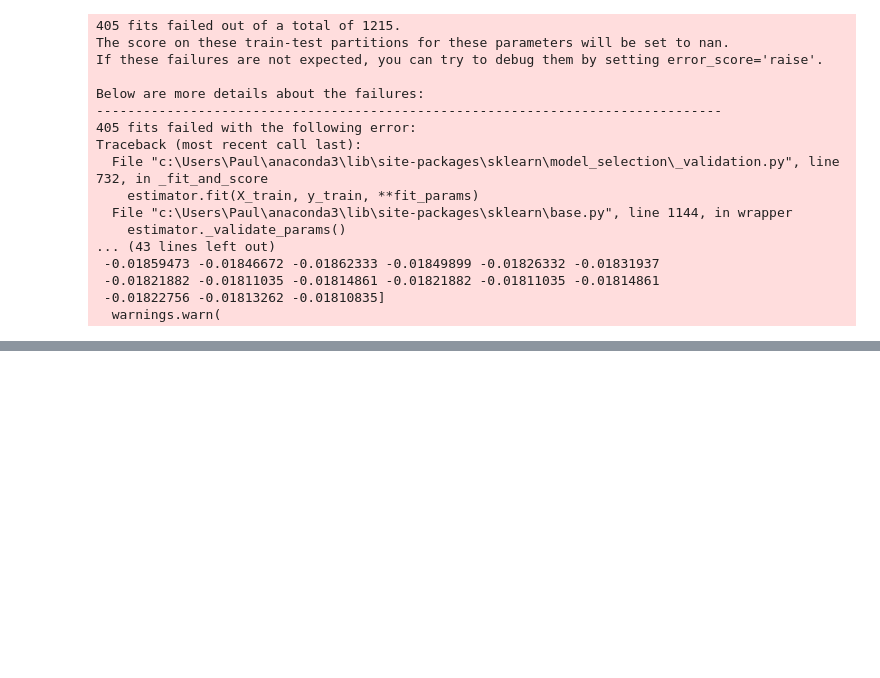
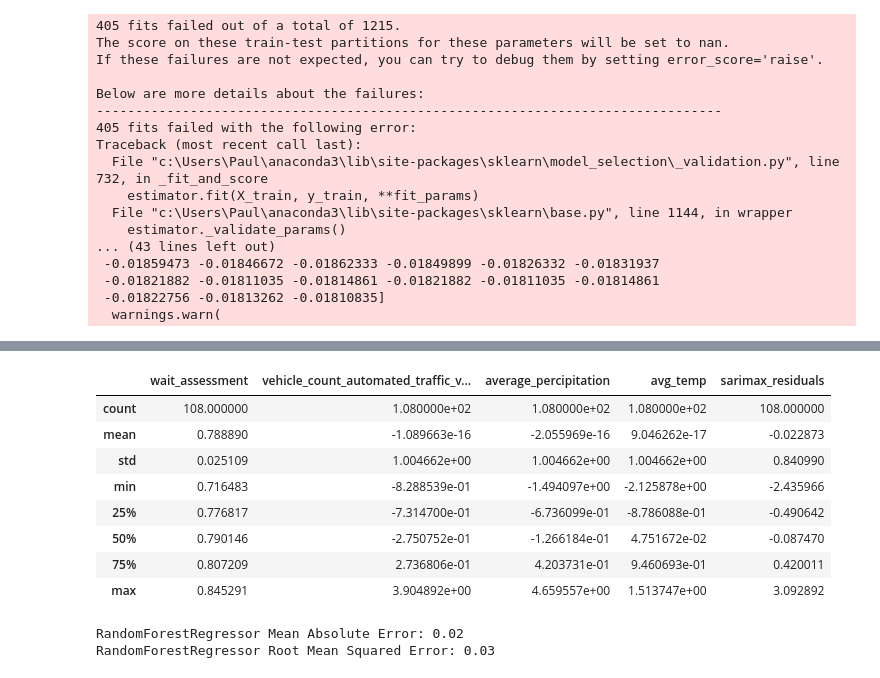
Before and after one commit to paulr28/Msc_Capstone, a Jupyter notebook: Data_Collection.ipynb, the cells around one changed output, grey strips where cells are left out. Drawn from its saved outputs; the diff is of its cells as text; code cells hidden in the pictures; blank space fills up the shorter version.

```diff
--- a/Data_Collection.ipynb
+++ b/Data_Collection.ipynb
@@ -1274,3 +1274,23 @@ Covariance Type:                                opg
 [2] Covariance matrix is singular or near-singular, with condition number 3.15e+23. Standard errors may be unstable.
 Mean Absolute Error: 0.40
 Root Mean Squared Error: 0.48
+# %%
+# Create a full model for training the hybrid model
+
+# Define the endogenous variable (target)
+endog1 = features['wait_assessment']
+
+# Define the exogenous variables
+exog1 = features[['average_percipitation', 'avg_temp', 'vehicle_count_automated_traffic_volume_counts']]
+
+# Add a constant to the exogenous variables
+exog1 = sm.add_constant(exog1)
+
+# Create the SARIMAX model for training
+model1 = sm.tsa.SARIMAX(endog1, exog=exog1, order=(0, 1, 0), seasonal_order=(0, 1, 1, 12))
+
+# Fit the model
+results1 = model1.fit()
+
+# Print the summary of the model
+print(results.summary())
@@ -1521,0 +1643,2 @@ Traceback (most recent call last):
+# %%
+residuals = results1.resid
@@ -1521,0 +1678,19 @@ Traceback (most recent call last):
+# %%
+# Make date a datetime data type and make it the index
+features2_standardized['date'] = pd.to_datetime(features2_standardized['date'])
+features2_standardized = features2_standardized.set_index('date')
+# %%
+# Add residuals to the DataFrame
+features2_standardized['sarimax_residuals'] = residuals
+# %%
+features2_standardized.describe(include="all")
+# %% [output]
+|  | wait_assessment | vehicle_count_automated_traffic_v... | average_percipitation | avg_temp | sarimax_residuals |
+| count | 108.000000 | 1.080000e+02 | 1.080000e+02 | 1.080000e+02 | 108.000000 |
+| mean | 0.788890 | -1.089663e-16 | -2.055969e-16 | 9.046262e-17 | -0.022873 |
+| std | 0.025109 | 1.004662e+00 | 1.004662e+00 | 1.004662e+00 | 0.840990 |
+| min | 0.716483 | -8.288539e-01 | -1.494097e+00 | -2.125878e+00 | -2.435966 |
+| 25% | 0.776817 | -7.314700e-01 | -6.736099e-01 | -8.786088e-01 | -0.490642 |
+| 50% | 0.790146 | -2.750752e-01 | -1.266184e-01 | 4.751672e-02 | -0.087470 |
+| 75% | 0.807209 | 2.736806e-01 | 4.203731e-01 | 9.460693e-01 | 0.420011 |
+| max | 0.845291 | 3.904892e+00 | 4.659557e+00 | 1.513747e+00 | 3.092892 |
@@ -1521,0 +1715,17 @@ Traceback (most recent call last):
+# %%
+# Train the model
+model_rf.fit(X_rf_train, y_rf_train)
+
+# Make predictions on the test set
+y_rf_pred = model_rf.predict(X_rf_test)
+
+# Evaluate the model
+mae_rf = mean_absolute_error(y_rf_test, y_rf_pred)
+rmse_rf = mean_squared_error(y_rf_test, y_rf_pred, squared=False)
+
+# Print the evaluation metrics for the RandomForestRegressor model
+print(f"RandomForestRegressor Mean Absolute Error: {mae_rf:.2f}")
+print(f"RandomForestRegressor Root Mean Squared Error: {rmse_rf:.2f}")
+# %% [output]
+RandomForestRegressor Mean Absolute Error: 0.02
+RandomForestRegressor Root Mean Squared Error: 0.03
```
Also changed, not shown: parts of 17 cells of this notebook.
